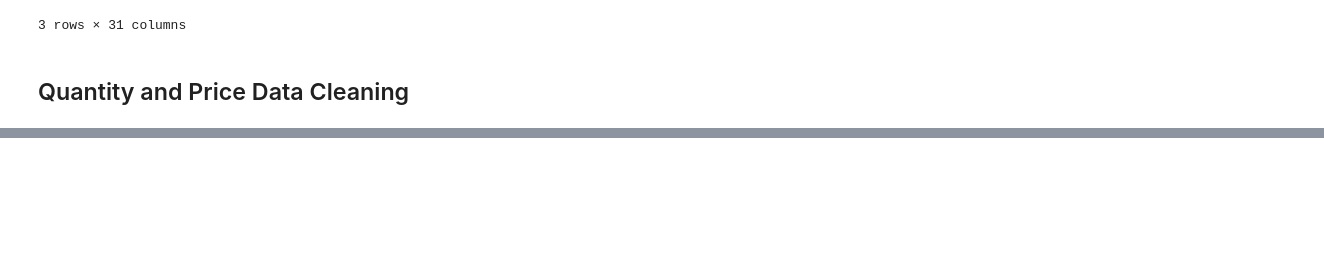
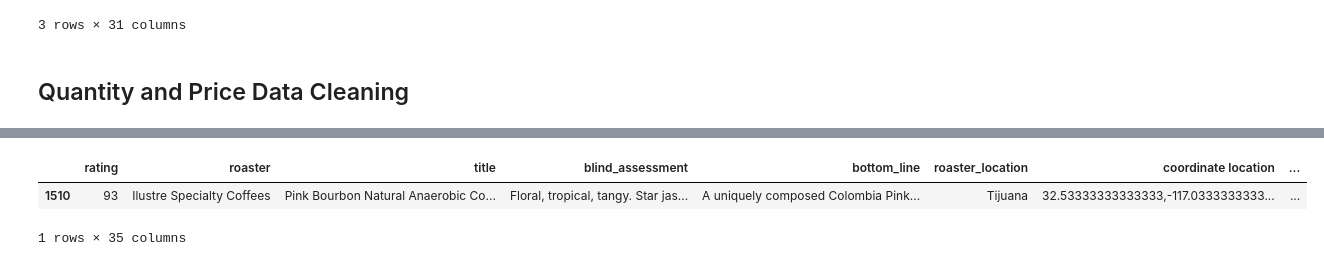
Before and after one commit to tynardone/coffee-reviews-analysis, a Jupyter notebook: notebooks/exploratory/01_data_cleaning.ipynb, the cells around one changed output, grey strips where cells are left out. Cells and saved outputs as stored; diff of their text form; code cells hidden in the pictures; blank space fills up the shorter version.

```diff
--- a/notebooks/exploratory/01_data_cleaning.ipynb
+++ b/notebooks/exploratory/01_data_cleaning.ipynb
@@ -174,3 +178,9 @@ coffee
+# %%
+coffee_df_merged[coffee_df_merged.price_currency == 'pesos']
+# %% [output]
+|  | rating | roaster | title | blind_assessment | bottom_line | roaster_location | coordinate location | ... |
+| 1510 | 93 | Ilustre Specialty Coffees | Pink Bourbon Natural Anaerobic Co... | Floral, tropical, tangy. Star jas... | A uniquely composed Colombia Pink... | Tijuana | 32.53333333333333,-117.0333333333... | ... |
+1 rows × 35 columns
 # %%
 with open('data/exchange_rates.json', 'r') as f:
     exchange_rates = json.load(f)
```
Also changed, not shown: parts of 11 cells of this notebook.
